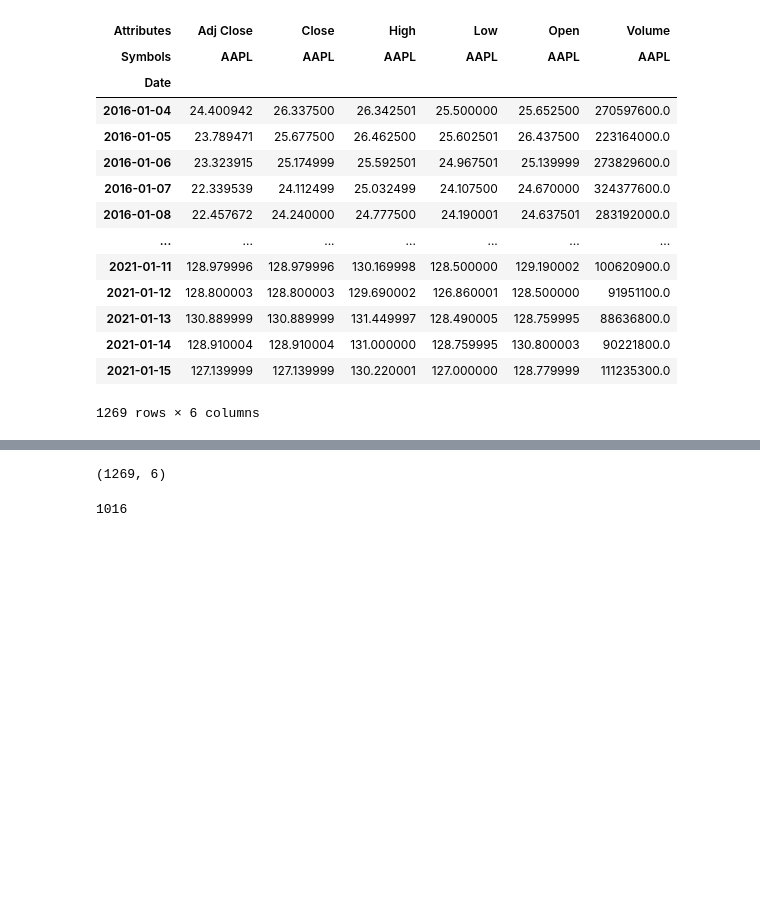
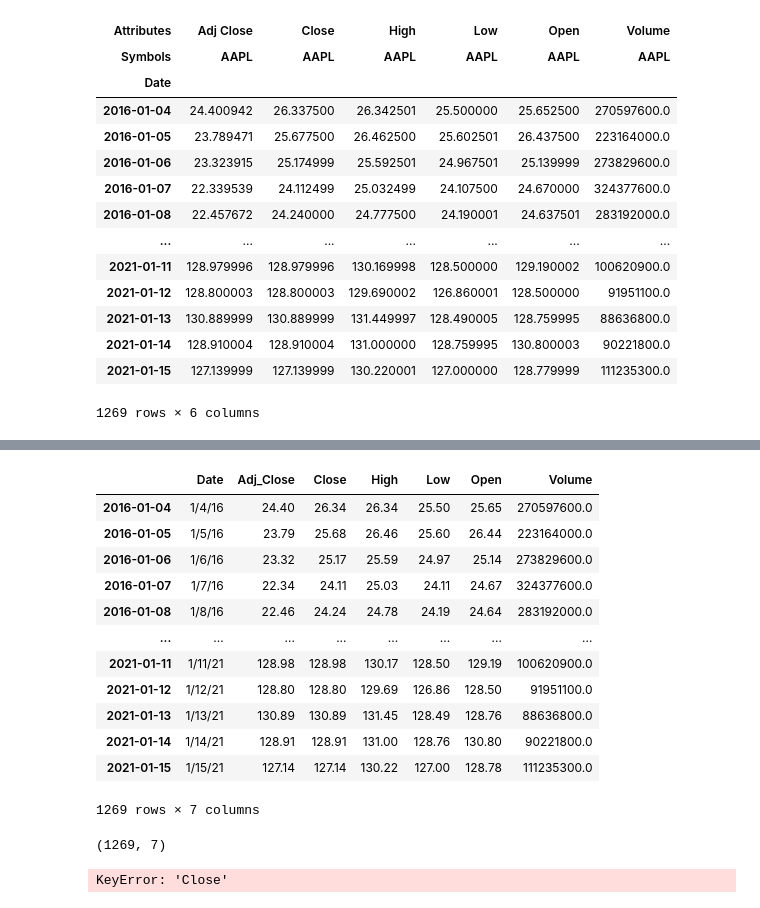
Before and after one commit to dd2-GWFinTech-Projects/Project2-InvestmentSuggestionFramework, a Jupyter notebook: Price-Forecasting/Solved/Machine_Learning_2.ipynb, the cells around one changed output, grey strips where cells are left out. Drawn from its saved outputs; the diff is of its cells as text; code cells hidden in the pictures; blank space fills up the shorter version.

```diff
--- a/Price-Forecasting/Solved/Machine_Learning_2.ipynb
+++ b/Price-Forecasting/Solved/Machine_Learning_2.ipynb
@@ -46,10 +53,31 @@ plt.show
+# %%
+AAPL_Close_df = pd.read_csv('..//Resources/AAPL_Closing.csv')
+# Reset the date as the index
+AAPL_Close_df = AAPL_Close_df.set_index(pd.DatetimeIndex(AAPL_Close_df['Date'].values))
+#Remove the Date column
+#AAPL_Close_df.drop(columns=['Date'], axis=1, inplace=True)
+AAPL_Close_df
+# %% [output]
+|  | Date | Adj_Close | Close | High | Low | Open | Volume |
+| 2016-01-04 | 1/4/16 | 24.40 | 26.34 | 26.34 | 25.50 | 25.65 | 270597600.0 |
+| 2016-01-05 | 1/5/16 | 23.79 | 25.68 | 26.46 | 25.60 | 26.44 | 223164000.0 |
+| 2016-01-06 | 1/6/16 | 23.32 | 25.17 | 25.59 | 24.97 | 25.14 | 273829600.0 |
+| 2016-01-07 | 1/7/16 | 22.34 | 24.11 | 25.03 | 24.11 | 24.67 | 324377600.0 |
+| 2016-01-08 | 1/8/16 | 22.46 | 24.24 | 24.78 | 24.19 | 24.64 | 283192000.0 |
+| ... | ... | ... | ... | ... | ... | ... | ... |
+| 2021-01-11 | 1/11/21 | 128.98 | 128.98 | 130.17 | 128.50 | 129.19 | 100620900.0 |
+| 2021-01-12 | 1/12/21 | 128.80 | 128.80 | 129.69 | 126.86 | 128.50 | 91951100.0 |
+| 2021-01-13 | 1/13/21 | 130.89 | 130.89 | 131.45 | 128.49 | 128.76 | 88636800.0 |
+| 2021-01-14 | 1/14/21 | 128.91 | 128.91 | 131.00 | 128.76 | 130.80 | 90221800.0 |
+| 2021-01-15 | 1/15/21 | 127.14 | 127.14 | 130.22 | 127.00 | 128.78 | 111235300.0 |
+1269 rows × 7 columns
 # %%
-df_AAPL.shape
+AAPL_Close_df.shape
 # %% [output]
-(1269, 6)
+(1269, 7)
 # %%
 # Create a new dataframe with only the 'Close Column'
-data = df_AAPL['Close']['AAPL']
+data = AAPL_Close_df['Date']['Close']
 
 # Convert the dataframe to a numpy array
 dataset = data.values
@@ -59,7 +87,7 @@ training_data_len = math.ceil( len(dataset) * .8 )
 
 training_data_len
 # %% [output]
-1016
+KeyError: 'Close'
 # %%
 # Scale the Data
 scaler = MinMaxScaler(feature_range=(0,1))
```
Also changed, not shown: parts of 4 cells of this notebook, 12 other files.
